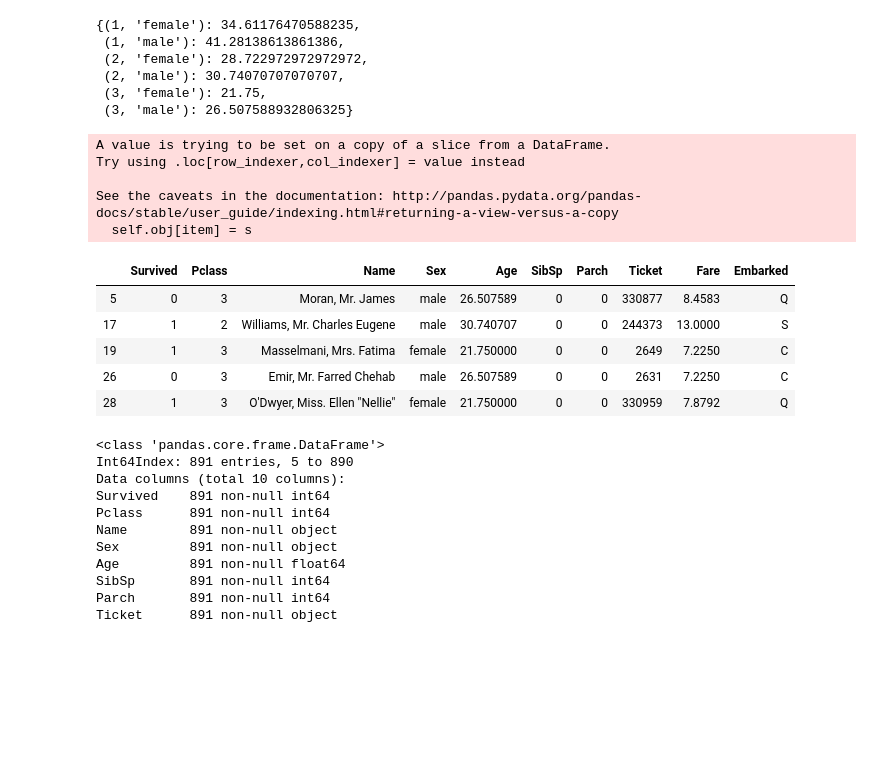
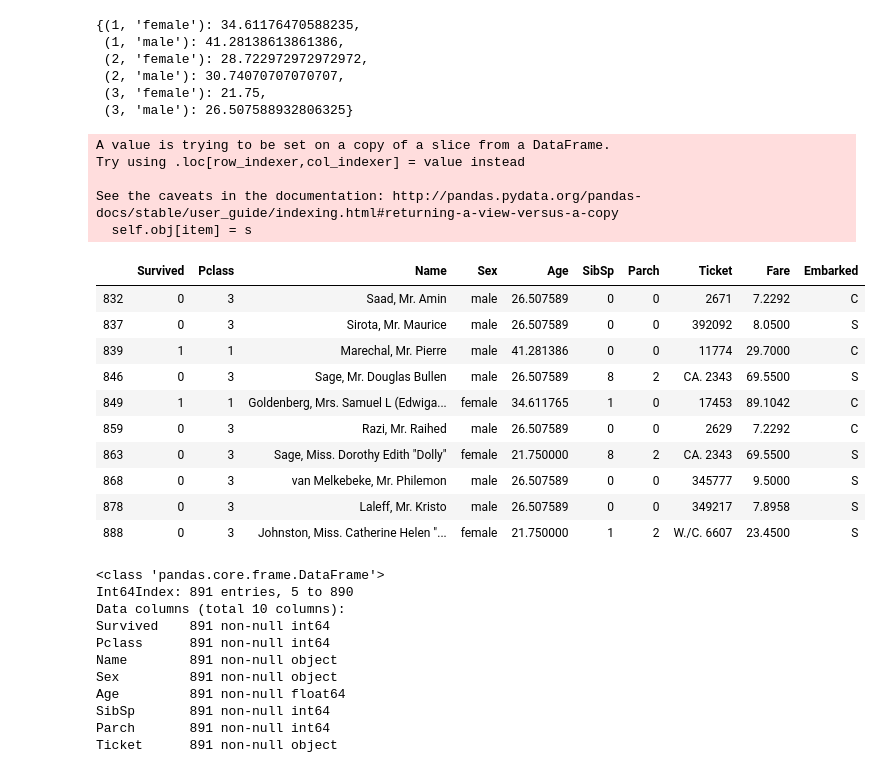
Before and after one commit to vccolombo/titanic-data-science, a Jupyter notebook: titanic.ipynb, the cells around one changed output. Drawn from its saved outputs; the diff is of its cells as text; code cells hidden in the pictures; blank space fills up the shorter version.

```diff
--- a/titanic.ipynb
+++ b/titanic.ipynb
@@ -143,19 +144,24 @@ age_mean
  (3, 'male'): 26.507588932806325}
 # %%
 df_age_null.loc[::, 'Age'] = df_age_null.apply(lambda x: age_mean[(x['Pclass'], x['Sex'])], axis=1)
-df_age_null.head()
+df_age_null.tail(10)
 # %% [output]
 A value is trying to be set on a copy of a slice from a DataFrame.
 Try using .loc[row_indexer,col_indexer] = value instead
 
 See the caveats in the documentation: http://pandas.pydata.org/pandas-docs/stable/user_guide/indexing.html#returning-a-view-versus-a-copy
   self.obj[item] = s
 |  | Survived | Pclass | Name | Sex | Age | SibSp | Parch | Ticket | Fare | Embarked |
-| 5 | 0 | 3 | Moran, Mr. James | male | 26.507589 | 0 | 0 | 330877 | 8.4583 | Q |
-| 17 | 1 | 2 | Williams, Mr. Charles Eugene | male | 30.740707 | 0 | 0 | 244373 | 13.0000 | S |
-| 19 | 1 | 3 | Masselmani, Mrs. Fatima | female | 21.750000 | 0 | 0 | 2649 | 7.2250 | C |
-| 26 | 0 | 3 | Emir, Mr. Farred Chehab | male | 26.507589 | 0 | 0 | 2631 | 7.2250 | C |
-| 28 | 1 | 3 | O'Dwyer, Miss. Ellen "Nellie" | female | 21.750000 | 0 | 0 | 330959 | 7.8792 | Q |
+| 832 | 0 | 3 | Saad, Mr. Amin | male | 26.507589 | 0 | 0 | 2671 | 7.2292 | C |
+| 837 | 0 | 3 | Sirota, Mr. Maurice | male | 26.507589 | 0 | 0 | 392092 | 8.0500 | S |
+| 839 | 1 | 1 | Marechal, Mr. Pierre | male | 41.281386 | 0 | 0 | 11774 | 29.7000 | C |
+| 846 | 0 | 3 | Sage, Mr. Douglas Bullen | male | 26.507589 | 8 | 2 | CA. 2343 | 69.5500 | S |
+| 849 | 1 | 1 | Goldenberg, Mrs. Samuel L (Edwiga... | female | 34.611765 | 1 | 0 | 17453 | 89.1042 | C |
+| 859 | 0 | 3 | Razi, Mr. Raihed | male | 26.507589 | 0 | 0 | 2629 | 7.2292 | C |
+| 863 | 0 | 3 | Sage, Miss. Dorothy Edith "Dolly" | female | 21.750000 | 8 | 2 | CA. 2343 | 69.5500 | S |
+| 868 | 0 | 3 | van Melkebeke, Mr. Philemon | male | 26.507589 | 0 | 0 | 345777 | 9.5000 | S |
+| 878 | 0 | 3 | Laleff, Mr. Kristo | male | 26.507589 | 0 | 0 | 349217 | 7.8958 | S |
+| 888 | 0 | 3 | Johnston, Miss. Catherine Helen "... | female | 21.750000 | 1 | 2 | W./C. 6607 | 23.4500 | S |
 # %%
 df_age_concat = pd.concat([df_age_null, df_age_not_null])
 df_age_concat.info()
```
Also changed, not shown: parts of 24 cells of this notebook.
